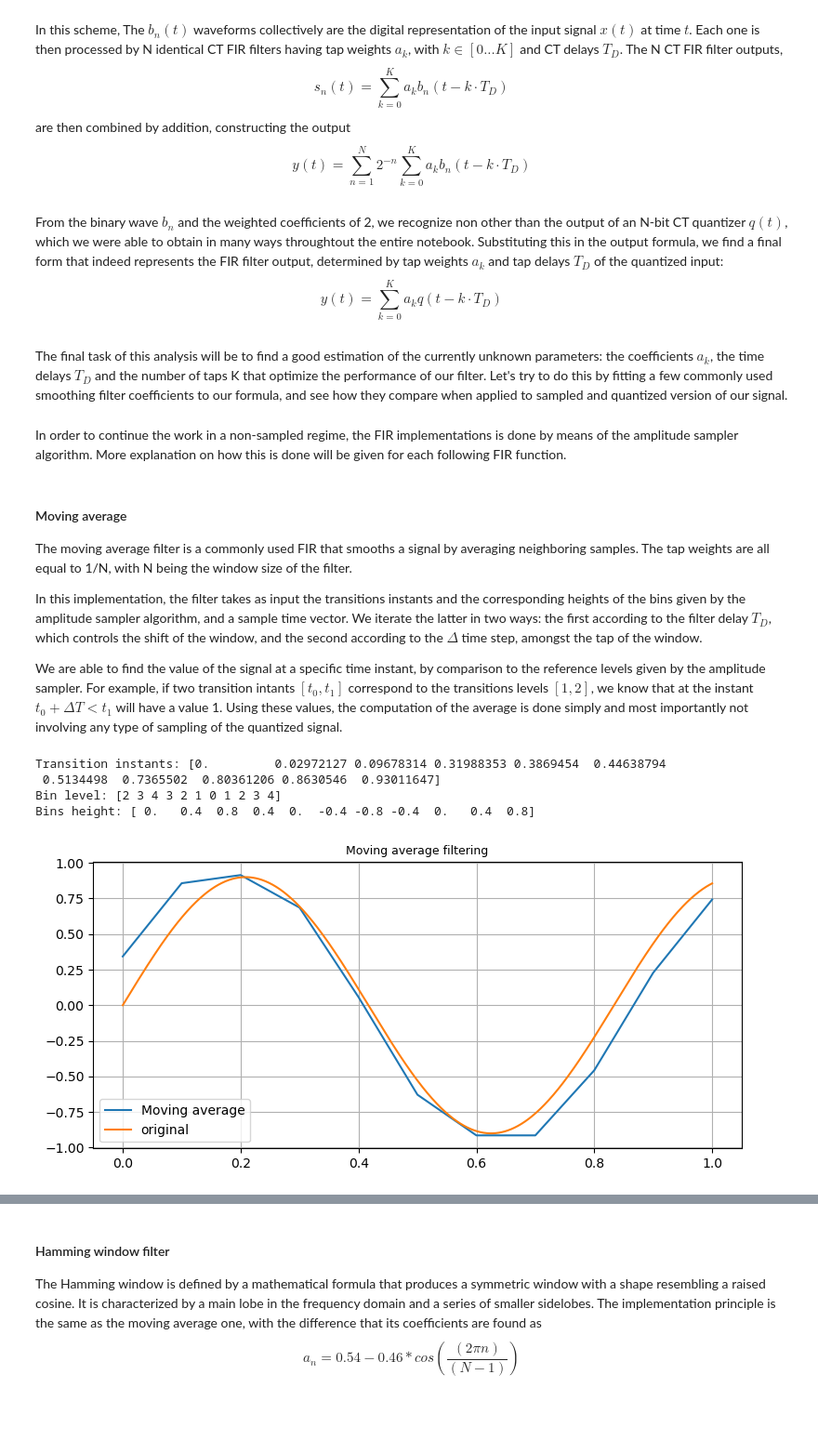
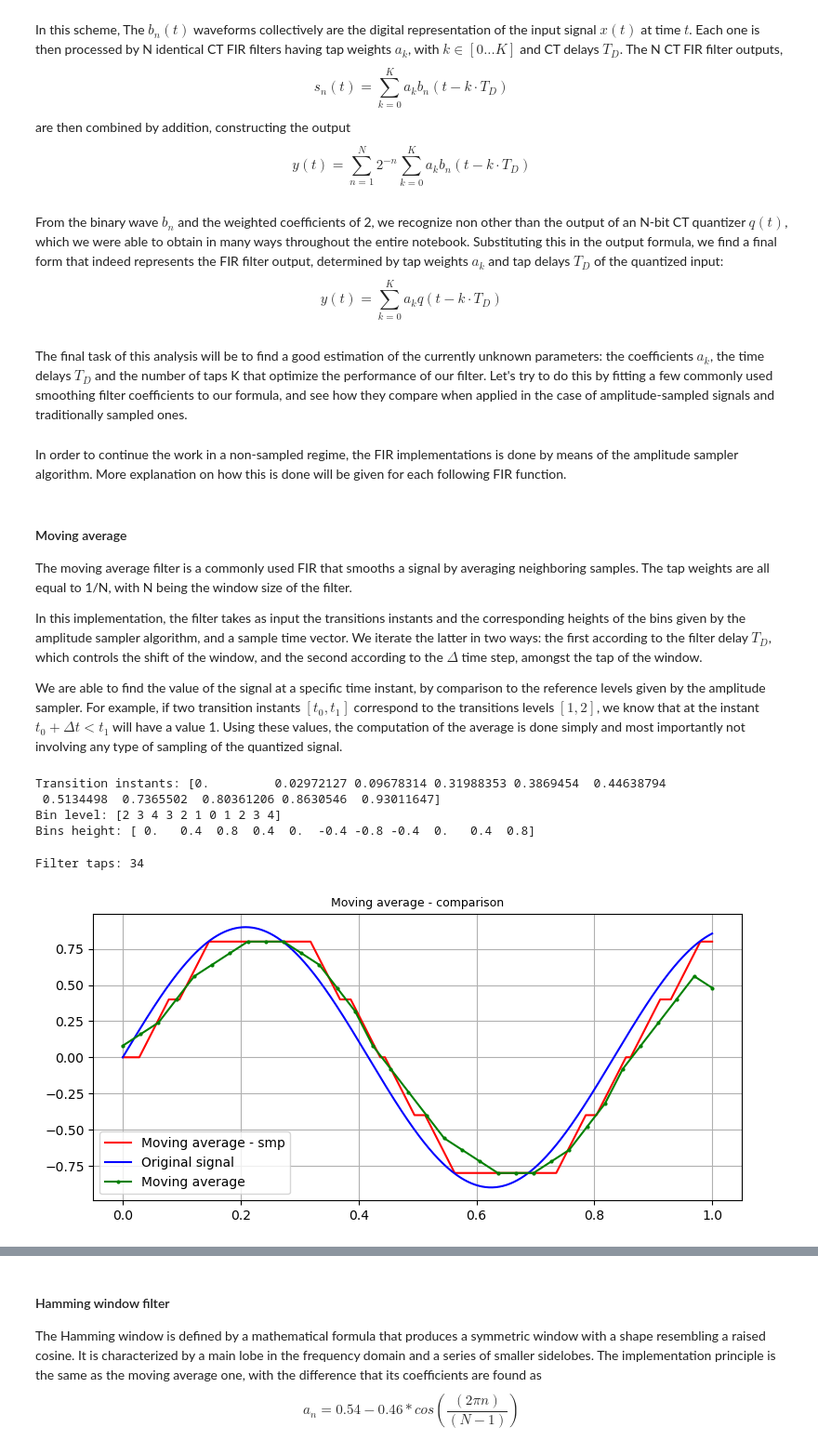
Before and after one commit to lindafabs/Semester-Project, a Jupyter notebook: Final_notebook.ipynb, the cells around one changed output, grey strips where cells are left out. Shown at 93% size. Drawn from its saved outputs; the diff is of its cells as text; code cells hidden in the pictures; blank space fills up the shorter version.

Commit message:
Changed FIR + must add examples

```diff
--- a/Final_notebook.ipynb
+++ b/Final_notebook.ipynb
@@ -583,10 +590,10 @@ In the light of the analog pipeline done by Tsividis, we can implement a further
 
 In this scheme, The $b_n(t)$ waveforms collectively are the digital representation of the input signal $x(t)$ at time $t$. Each one is then processed by N identical CT FIR filters having tap weights $a_k$, with $k \in [0...K]$ and CT delays $T_D$. The N CT FIR filter outputs, $$s_n(t) = \sum_{k=0}^K a_k b_n (t-k\cdot T_D)$$ are then combined by addition, constructing the output $$ y(t) =  \sum_{n=1}^N 2^{-n}\sum_{k=0}^K a_k b_n (t-k\cdot T_D) $$
 # %% [markdown]
-From the binary wave $b_n$ and the weighted coefficients of 2, we recognize non other than the output of an N-bit CT quantizer $q(t)$, which we were able to obtain in many ways throughtout the entire notebook. Substituting this in the output formula, we find a final form that indeed represents the FIR filter output, determined by tap weights $a_k$ and tap delays $T_D$ of the quantized input: $$y(t) = \sum_{k=0}^K a_k q(t-k\cdot T_D)$$
+From the binary wave $b_n$ and the weighted coefficients of 2, we recognize non other than the output of an N-bit CT quantizer $q(t)$, which we were able to obtain in many ways throughout the entire notebook. Substituting this in the output formula, we find a final form that indeed represents the FIR filter output, determined by tap weights $a_k$ and tap delays $T_D$ of the quantized input: $$y(t) = \sum_{k=0}^K a_k q(t-k\cdot T_D)$$
 # %% [markdown]
 The final task of this analysis will be to find a good estimation of the currently unknown parameters: the coefficients $a_k$, the time delays $T_D$ and the number of taps K that optimize the performance of our filter.
-Let's try to do this by fitting a few commonly used smoothing filter coefficients to our formula, and see how they compare when applied to sampled and quantized version of our signal.
+Let's try to do this by fitting a few commonly used smoothing filter coefficients to our formula, and see how they compare when applied in the case of amplitude-sampled signals and traditionally sampled ones.
 # %% [markdown]
 In order to continue the work in a non-sampled regime, the FIR implementations is done by means of the amplitude sampler algorithm.
 More explanation on how this is done will be given for each following FIR function.
@@ -616,7 +623,7 @@ The moving average filter is a commonly used FIR that smooths a signal by averag
 
 In this implementation, the filter takes as input the transitions instants and the corresponding heights of the bins given by the amplitude sampler algorithm, and a  sample time vector. We iterate the latter in two ways: the first according to the filter delay $T_D$, which controls the shift of the window, and the second according to the $\Delta$ time step, amongst the tap of the window.
 
-We are able to find the value of the signal at a specific time instant, by comparison to the reference levels given by the amplitude sampler. For example, if two transition intants $[t_0, t_1]$ correspond to the transitions levels $[1,2]$, we know that at the instant $t_0 + \Delta T < t_1$ will have a value 1.
+We are able to find the value of the signal at a specific time instant, by comparison to the reference levels given by the amplitude sampler. For example, if two transition instants $[t_0, t_1]$ correspond to the transitions levels $[1,2]$, we know that at the instant $t_0 + \Delta t < t_1$ will have a value 1.
 Using these values, the computation of the average is done simply and most importantly not involving any type of sampling of the quantized signal.
 # %%
 def movingAvg(delta, time, transition_inst, bins_heights,Td, K, W, T):
@@ -645,6 +652,31 @@ def movingAvg(delta, time, transition_inst, bins_heights,Td, K, W, T):
         window_sum = window_sum/W # average sum
         filter_out.append(window_sum)
     return filter_out
+# %%
+def movingAvg2(time, transition_inst, bins_heights,Td,W, T):
+    '''
+    # time : time vector
+    # transition_inst : transitions instant
+    # bins_heights : height of the bins
+    # Td : filter delay
+    # W : window taps
+    # T : signal duration
+    :return: filtered signal
+    '''
+    filter_out = []
+    tn = Td #starting time
+    while tn < time.max() + Td:
+        window_sum = 0
+        for w in range(0,W):
+            tmp = tn-w*Td # shift time instants in the window
+            level_tmp = find_bin_interval(transition_inst, tmp, T, bins_heights)
+            if tmp<0 or tmp > time.max():
+                level_tmp = 0
+            window_sum += level_tmp
+        window_sum = window_sum/W # average sum
+        filter_out.append(window_sum)
+        tn= tn+Td
+    return filter_out
 # %%
 t_inst, bins = amplitude_sampler(test_FIR,1, q)
 print("Transition instants: {}".format(t_inst))
@@ -660,16 +692,21 @@ T=1
 time_vector= np.linspace(0,T,1000)
 bins_h = q.qvalue(bins)
 #---------------------------------------------------------------------------------
-movAvg_out  = movingAvg(delta = 0.012, time=time_vector, transition_inst = t_inst, bins_heights = bins_h,Td = 0.09, K = 15, W = 7, T=T)
+movAvg_out  = movingAvg2(time=time_vector, transition_inst = t_inst, bins_heights = bins_h,Td = 0.03, W = 5, T=T)
 # %%
+x = np.linspace(0,T,500)
 x_fir = np.linspace(0, T, len(movAvg_out))
-x = np.linspace(0,T,1000)
-#----------------------------------------------------------
+f = FIR_class(taps = len(movAvg_out), delay = 3)
+y_fir_smp = f.movingAvg_buffer(q.quantize(test_FIR(x)), 25)
+print("Filter taps:", len(movAvg_out))
+#--------------------------------------------------------------------------
 plt.figure(figsize=(9, 4))
-plt.plot(x_fir, movAvg_out, label='Moving average')
-plt.plot(x,test_ampSmp(x), label='original')
-plt.title('Moving average filtering', fontsize = 9)
-plt.legend()
+plt.plot(x, y_fir_smp, 'r',label='Moving average - smp')
+plt.plot(x, test_FIR(x),'b', label='Original signal')
+plt.plot(x_fir, movAvg_out,'go-', markersize=2, label='Moving average')
+plt.title('Moving average - comparison', fontsize=9)
 plt.grid()
+plt.legend();
 # %% [output]
+Filter taps: 34
-[figure, old version]
+[figure, new version]
```
Also changed, not shown: parts of 20 cells of this notebook, 5 other files.
